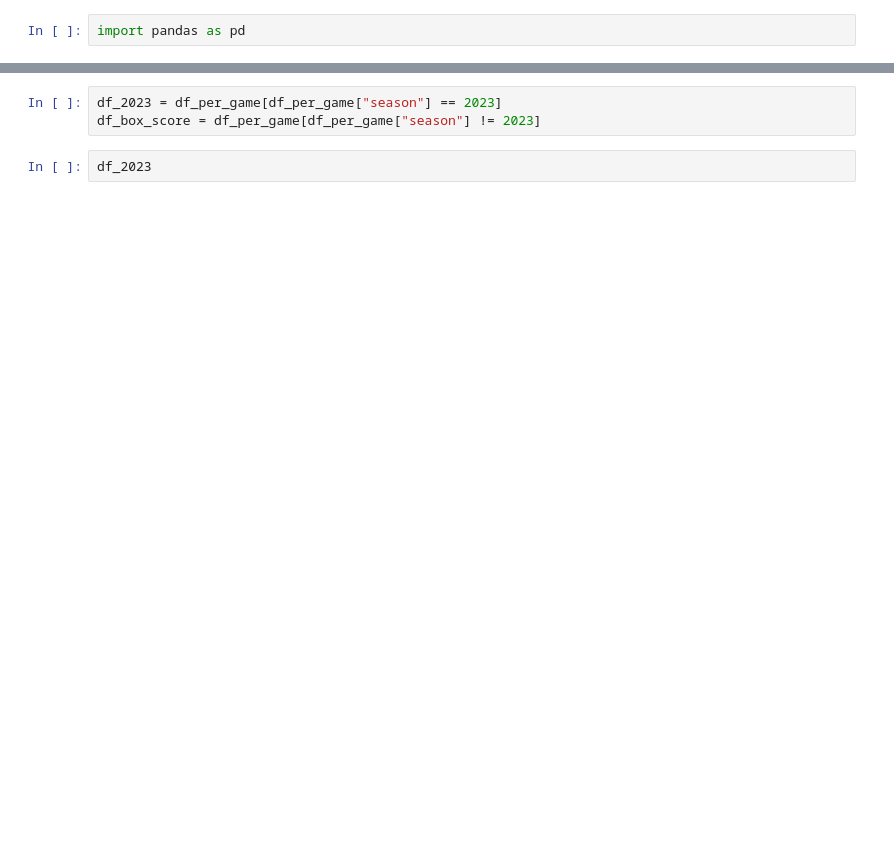
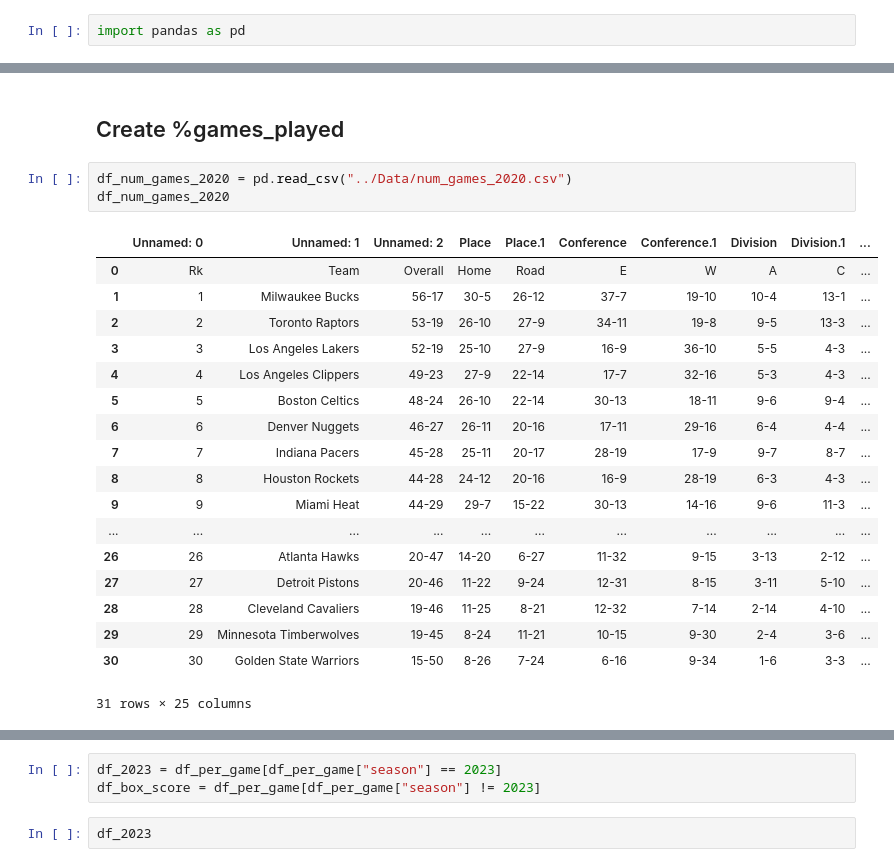
Before and after one commit to tz1211/DS105L-Project-404-Not-Found, a Jupyter notebook: Code/box_score_cleaning.ipynb, the cells around one changed output, grey strips where cells are left out. Drawn from its saved outputs; the diff is of its cells as text; blank space fills up the shorter version.

```diff
--- a/Code/box_score_cleaning.ipynb
+++ b/Code/box_score_cleaning.ipynb
@@ -87,0 +106,24 @@ df_per_game
+# %% [markdown]
+## Create %games_played
+# %%
+df_num_games_2020 = pd.read_csv("../Data/num_games_2020.csv")
+df_num_games_2020
+# %% [output]
+|  | Unnamed: 0 | Unnamed: 1 | Unnamed: 2 | Place | Place.1 | Conference | Conference.1 | Division | Division.1 | ... |
+| 0 | Rk | Team | Overall | Home | Road | E | W | A | C | ... |
+| 1 | 1 | Milwaukee Bucks | 56-17 | 30-5 | 26-12 | 37-7 | 19-10 | 10-4 | 13-1 | ... |
+| 2 | 2 | Toronto Raptors | 53-19 | 26-10 | 27-9 | 34-11 | 19-8 | 9-5 | 13-3 | ... |
+| 3 | 3 | Los Angeles Lakers | 52-19 | 25-10 | 27-9 | 16-9 | 36-10 | 5-5 | 4-3 | ... |
+| 4 | 4 | Los Angeles Clippers | 49-23 | 27-9 | 22-14 | 17-7 | 32-16 | 5-3 | 4-3 | ... |
+| 5 | 5 | Boston Celtics | 48-24 | 26-10 | 22-14 | 30-13 | 18-11 | 9-6 | 9-4 | ... |
+| 6 | 6 | Denver Nuggets | 46-27 | 26-11 | 20-16 | 17-11 | 29-16 | 6-4 | 4-4 | ... |
+| 7 | 7 | Indiana Pacers | 45-28 | 25-11 | 20-17 | 28-19 | 17-9 | 9-7 | 8-7 | ... |
+| 8 | 8 | Houston Rockets | 44-28 | 24-12 | 20-16 | 16-9 | 28-19 | 6-3 | 4-3 | ... |
+| 9 | 9 | Miami Heat | 44-29 | 29-7 | 15-22 | 30-13 | 14-16 | 9-6 | 11-3 | ... |
+| ... | ... | ... | ... | ... | ... | ... | ... | ... | ... | ... |
+| 26 | 26 | Atlanta Hawks | 20-47 | 14-20 | 6-27 | 11-32 | 9-15 | 3-13 | 2-12 | ... |
+| 27 | 27 | Detroit Pistons | 20-46 | 11-22 | 9-24 | 12-31 | 8-15 | 3-11 | 5-10 | ... |
+| 28 | 28 | Cleveland Cavaliers | 19-46 | 11-25 | 8-21 | 12-32 | 7-14 | 2-14 | 4-10 | ... |
+| 29 | 29 | Minnesota Timberwolves | 19-45 | 8-24 | 11-21 | 10-15 | 9-30 | 2-4 | 3-6 | ... |
+| 30 | 30 | Golden State Warriors | 15-50 | 8-26 | 7-24 | 6-16 | 9-34 | 1-6 | 3-3 | ... |
+31 rows × 25 columns
```
Also changed, not shown: parts of 15 cells of this notebook, 1 other file.
